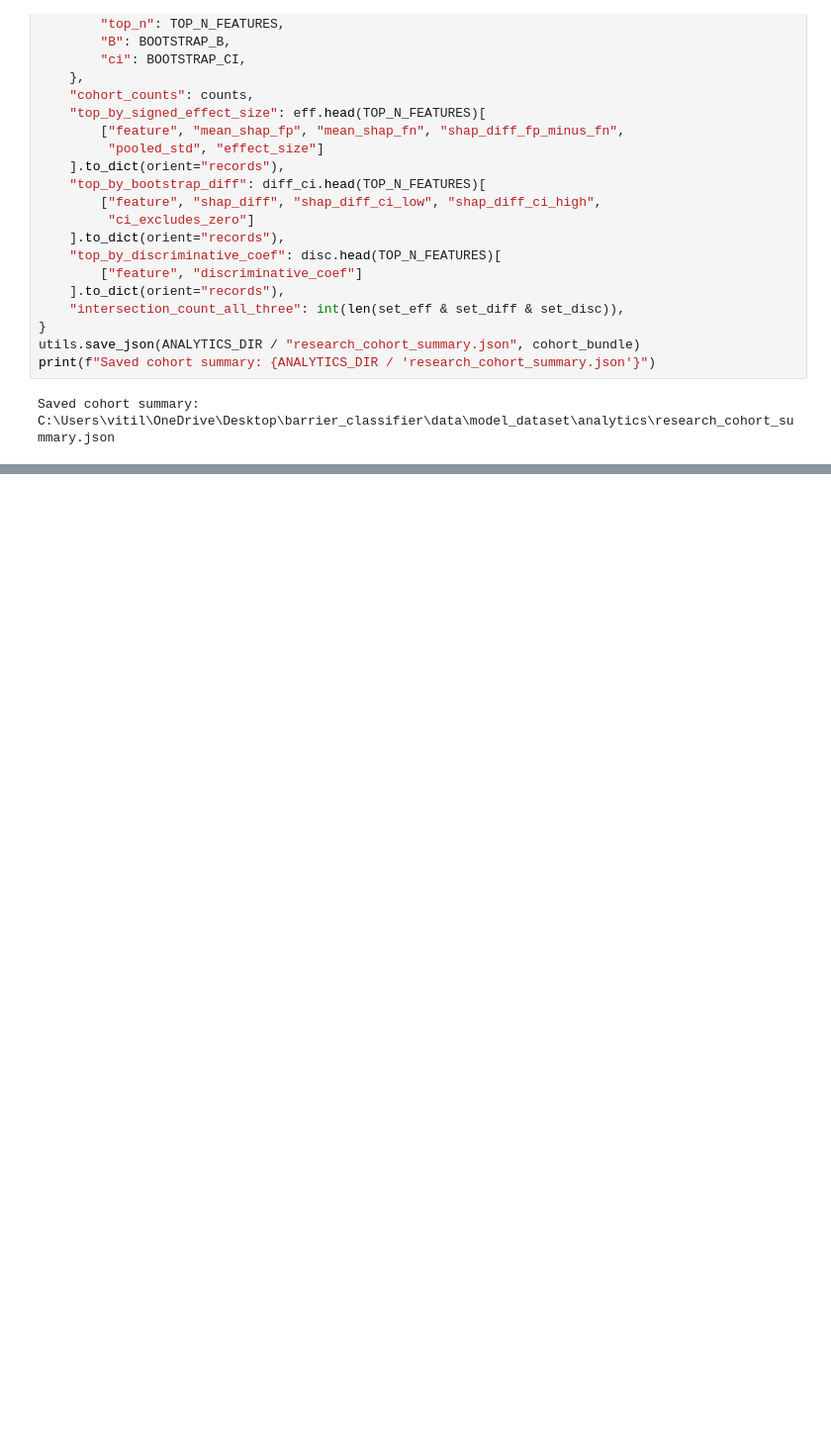
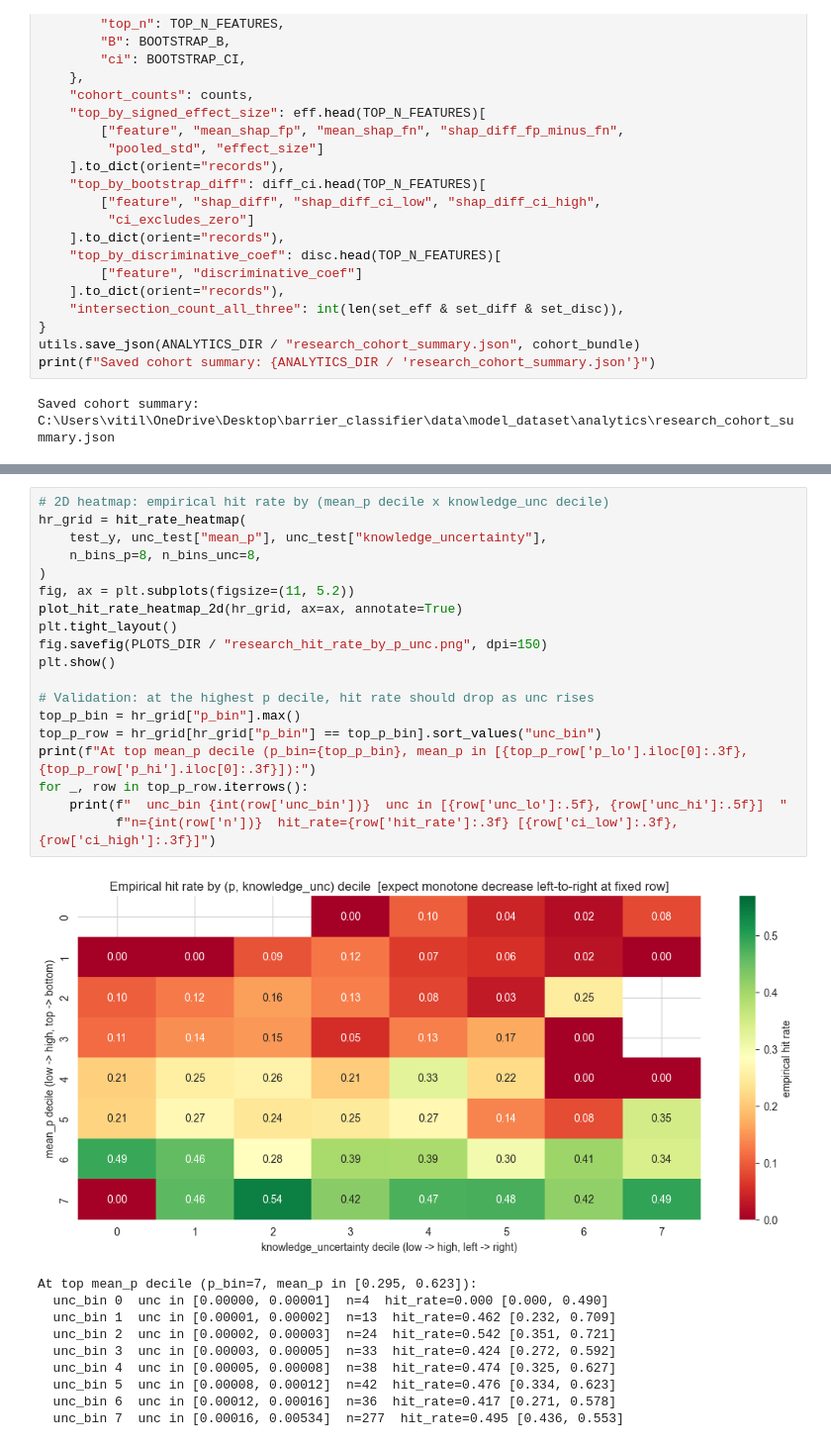
Before and after one commit to VitaIll/barrier_classifier, a Jupyter notebook: notebooks/04_offline_study.ipynb, the cells around one changed output, grey strips where cells are left out. Shown at 99% size. Cells and saved outputs as stored; diff of their text form; blank space fills up the shorter version.

```diff
--- a/notebooks/04_offline_study.ipynb
+++ b/notebooks/04_offline_study.ipynb
@@ -1211,0 +1282,30 @@ Subsequent sections land as the corresponding analytics phases are built:
+# %%
+# 2D heatmap: empirical hit rate by (mean_p decile x knowledge_unc decile)
+hr_grid = hit_rate_heatmap(
+    test_y, unc_test["mean_p"], unc_test["knowledge_uncertainty"],
+    n_bins_p=8, n_bins_unc=8,
+)
+fig, ax = plt.subplots(figsize=(11, 5.2))
+plot_hit_rate_heatmap_2d(hr_grid, ax=ax, annotate=True)
+plt.tight_layout()
+fig.savefig(PLOTS_DIR / "research_hit_rate_by_p_unc.png", dpi=150)
+plt.show()
+
+# Validation: at the highest p decile, hit rate should drop as unc rises
+top_p_bin = hr_grid["p_bin"].max()
+top_p_row = hr_grid[hr_grid["p_bin"] == top_p_bin].sort_values("unc_bin")
+print(f"At top mean_p decile (p_bin={top_p_bin}, mean_p in [{top_p_row['p_lo'].iloc[0]:.3f}, {top_p_row['p_hi'].iloc[0]:.3f}]):")
+for _, row in top_p_row.iterrows():
+    print(f"  unc_bin {int(row['unc_bin'])}  unc in [{row['unc_lo']:.5f}, {row['unc_hi']:.5f}]  "
+          f"n={int(row['n'])}  hit_rate={row['hit_rate']:.3f} [{row['ci_low']:.3f}, {row['ci_high']:.3f}]")
+# %% [output]
+[figure, added]
+At top mean_p decile (p_bin=7, mean_p in [0.295, 0.623]):
+  unc_bin 0  unc in [0.00000, 0.00001]  n=4  hit_rate=0.000 [0.000, 0.490]
+  unc_bin 1  unc in [0.00001, 0.00002]  n=13  hit_rate=0.462 [0.232, 0.709]
+  unc_bin 2  unc in [0.00002, 0.00003]  n=24  hit_rate=0.542 [0.351, 0.721]
+  unc_bin 3  unc in [0.00003, 0.00005]  n=33  hit_rate=0.424 [0.272, 0.592]
+  unc_bin 4  unc in [0.00005, 0.00008]  n=38  hit_rate=0.474 [0.325, 0.627]
+  unc_bin 5  unc in [0.00008, 0.00012]  n=42  hit_rate=0.476 [0.334, 0.623]
+  unc_bin 6  unc in [0.00012, 0.00016]  n=36  hit_rate=0.417 [0.271, 0.578]
+  unc_bin 7  unc in [0.00016, 0.00534]  n=277  hit_rate=0.495 [0.436, 0.553]
```
Also changed, not shown: parts of 14 cells of this notebook, 3 other files.
